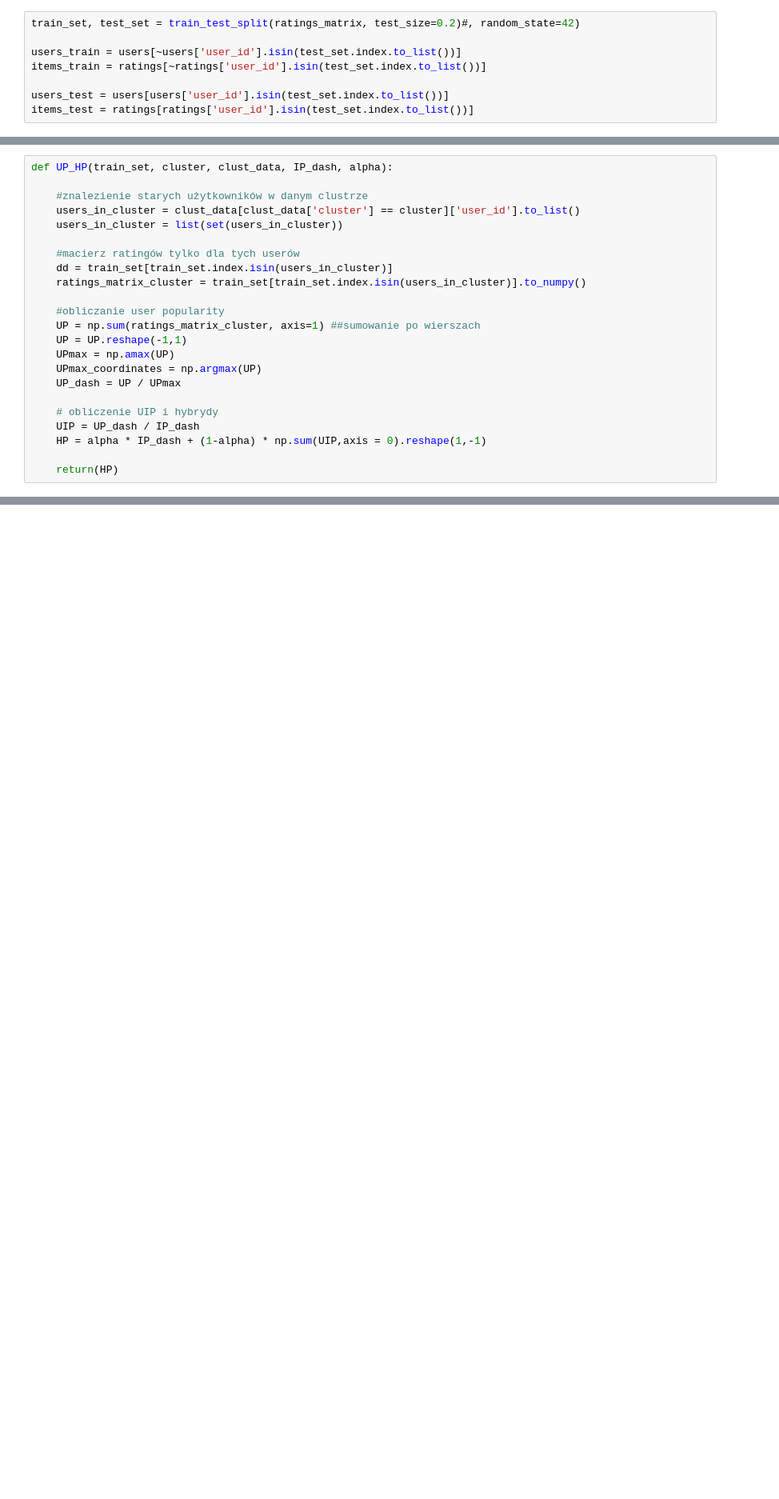
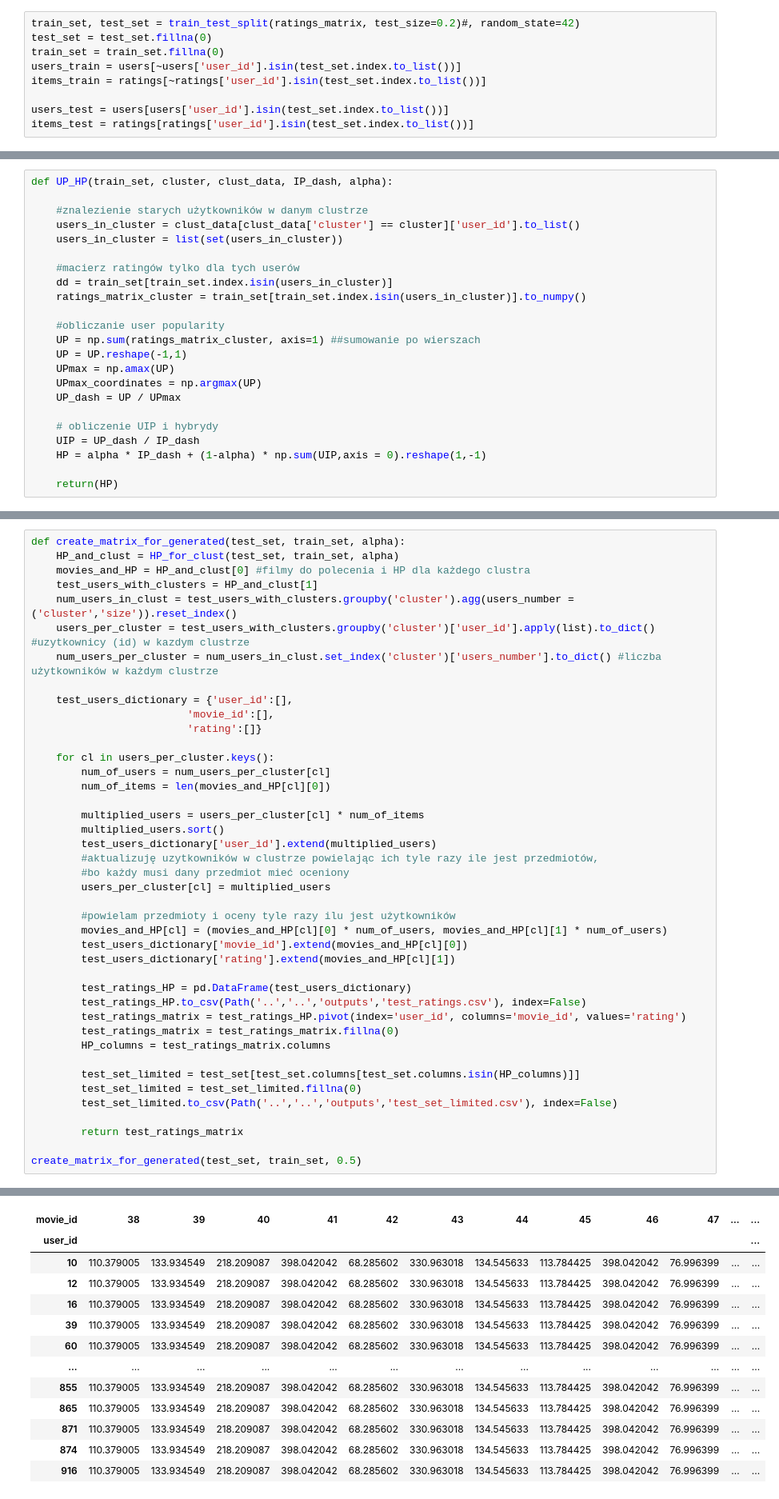
Before and after one commit to WypychKarolina/Cold-Start-Problem-in-RS, a Jupyter notebook: notebooks/popularity/popularity_functions.ipynb, the cells around one changed output, grey strips where cells are left out. Shown: that part at 80% size. Cells and saved outputs as stored; diff of their text form; blank space fills up the shorter version.

```diff
--- a/notebooks/popularity/popularity_functions.ipynb
+++ b/notebooks/popularity/popularity_functions.ipynb
@@ -35,7 +35,8 @@ ratings_matrix = ratings.pivot(index='user_id', columns='movie_id', values='rati
 ## podział na testowe i treningowe
 # %%
 train_set, test_set = train_test_split(ratings_matrix, test_size=0.2)#, random_state=42)
-
+test_set = test_set.fillna(0)
+train_set = train_set.fillna(0)
 users_train = users[~users['user_id'].isin(test_set.index.to_list())]
 items_train = ratings[~ratings['user_id'].isin(test_set.index.to_list())]
 
@@ -206,0 +209,43 @@ Best run was number 1
+# %%
+def create_matrix_for_generated(test_set, train_set, alpha):
+    HP_and_clust = HP_for_clust(test_set, train_set, alpha)
+    movies_and_HP = HP_and_clust[0] #filmy do polecenia i HP dla każdego clustra
+    test_users_with_clusters = HP_and_clust[1]
+    num_users_in_clust = test_users_with_clusters.groupby('cluster').agg(users_number = ('cluster','size')).reset_index()
+    users_per_cluster = test_users_with_clusters.groupby('cluster')['user_id'].apply(list).to_dict() #uzytkownicy (id) w kazdym clustrze
+    num_users_per_cluster = num_users_in_clust.set_index('cluster')['users_number'].to_dict() #liczba użytkowników w każdym clustrze
+
+    test_users_dictionary = {'user_id':[],
+                         'movie_id':[],
+                         'rating':[]}
+
+    for cl in users_per_cluster.keys():
+        num_of_users = num_users_per_cluster[cl]
+        num_of_items = len(movies_and_HP[cl][0])
+
+        multiplied_users = users_per_cluster[cl] * num_of_items
+        multiplied_users.sort()
+        test_users_dictionary['user_id'].extend(multiplied_users)
+        #aktualizuję uzytkowników w clustrze powielając ich tyle razy ile jest przedmiotów,
+        #bo każdy musi dany przedmiot mieć oceniony
+        users_per_cluster[cl] = multiplied_users
+
+        #powielam przedmioty i oceny tyle razy ilu jest użytkowników
+        movies_and_HP[cl] = (movies_and_HP[cl][0] * num_of_users, movies_and_HP[cl][1] * num_of_users)
+        test_users_dictionary['movie_id'].extend(movies_and_HP[cl][0])
+        test_users_dictionary['rating'].extend(movies_and_HP[cl][1])
+
+        test_ratings_HP = pd.DataFrame(test_users_dictionary)
+        test_ratings_HP.to_csv(Path('..','..','outputs','test_ratings.csv'), index=False)
+        test_ratings_matrix = test_ratings_HP.pivot(index='user_id', columns='movie_id', values='rating')
+        test_ratings_matrix = test_ratings_matrix.fillna(0)
+        HP_columns = test_ratings_matrix.columns
+
+        test_set_limited = test_set[test_set.columns[test_set.columns.isin(HP_columns)]]
+        test_set_limited = test_set_limited.fillna(0)
+        test_set_limited.to_csv(Path('..','..','outputs','test_set_limited.csv'), index=False)
+
+        return test_ratings_matrix
+
+create_matrix_for_generated(test_set, train_set, 0.5)
+# %% [output]
@@ -206,0 +269,13 @@ Best run was number 1
+| movie_id | 38 | 39 | 40 | 41 | 42 | 43 | 44 | 45 | 46 | 47 | ... | ... |
+| user_id |  |  |  |  |  |  |  |  |  |  |  | ... |
+| 10 | 110.379005 | 133.934549 | 218.209087 | 398.042042 | 68.285602 | 330.963018 | 134.545633 | 113.784425 | 398.042042 | 76.996399 | ... | ... |
+| 12 | 110.379005 | 133.934549 | 218.209087 | 398.042042 | 68.285602 | 330.963018 | 134.545633 | 113.784425 | 398.042042 | 76.996399 | ... | ... |
+| 16 | 110.379005 | 133.934549 | 218.209087 | 398.042042 | 68.285602 | 330.963018 | 134.545633 | 113.784425 | 398.042042 | 76.996399 | ... | ... |
+| 39 | 110.379005 | 133.934549 | 218.209087 | 398.042042 | 68.285602 | 330.963018 | 134.545633 | 113.784425 | 398.042042 | 76.996399 | ... | ... |
+| 60 | 110.379005 | 133.934549 | 218.209087 | 398.042042 | 68.285602 | 330.963018 | 134.545633 | 113.784425 | 398.042042 | 76.996399 | ... | ... |
+| ... | ... | ... | ... | ... | ... | ... | ... | ... | ... | ... | ... | ... |
+| 855 | 110.379005 | 133.934549 | 218.209087 | 398.042042 | 68.285602 | 330.963018 | 134.545633 | 113.784425 | 398.042042 | 76.996399 | ... | ... |
+| 865 | 110.379005 | 133.934549 | 218.209087 | 398.042042 | 68.285602 | 330.963018 | 134.545633 | 113.784425 | 398.042042 | 76.996399 | ... | ... |
+| 871 | 110.379005 | 133.934549 | 218.209087 | 398.042042 | 68.285602 | 330.963018 | 134.545633 | 113.784425 | 398.042042 | 76.996399 | ... | ... |
+| 874 | 110.379005 | 133.934549 | 218.209087 | 398.042042 | 68.285602 | 330.963018 | 134.545633 | 113.784425 | 398.042042 | 76.996399 | ... | ... |
+| 916 | 110.379005 | 133.934549 | 218.209087 | 398.042042 | 68.285602 | 330.963018 | 134.545633 | 113.784425 | 398.042042 | 76.996399 | ... | ... |
```
Also changed, not shown: parts of 15 cells of this notebook, 13 other files.
